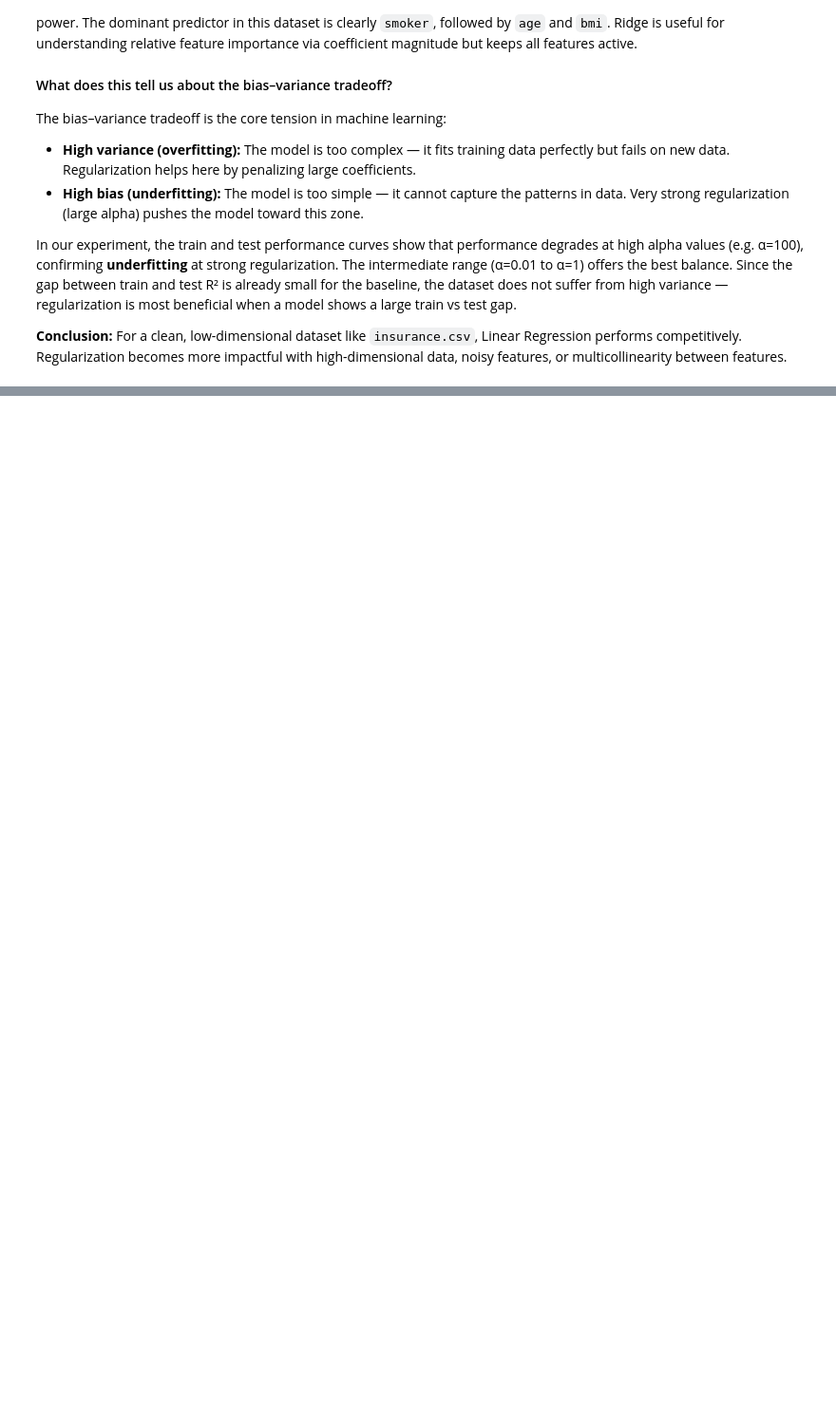
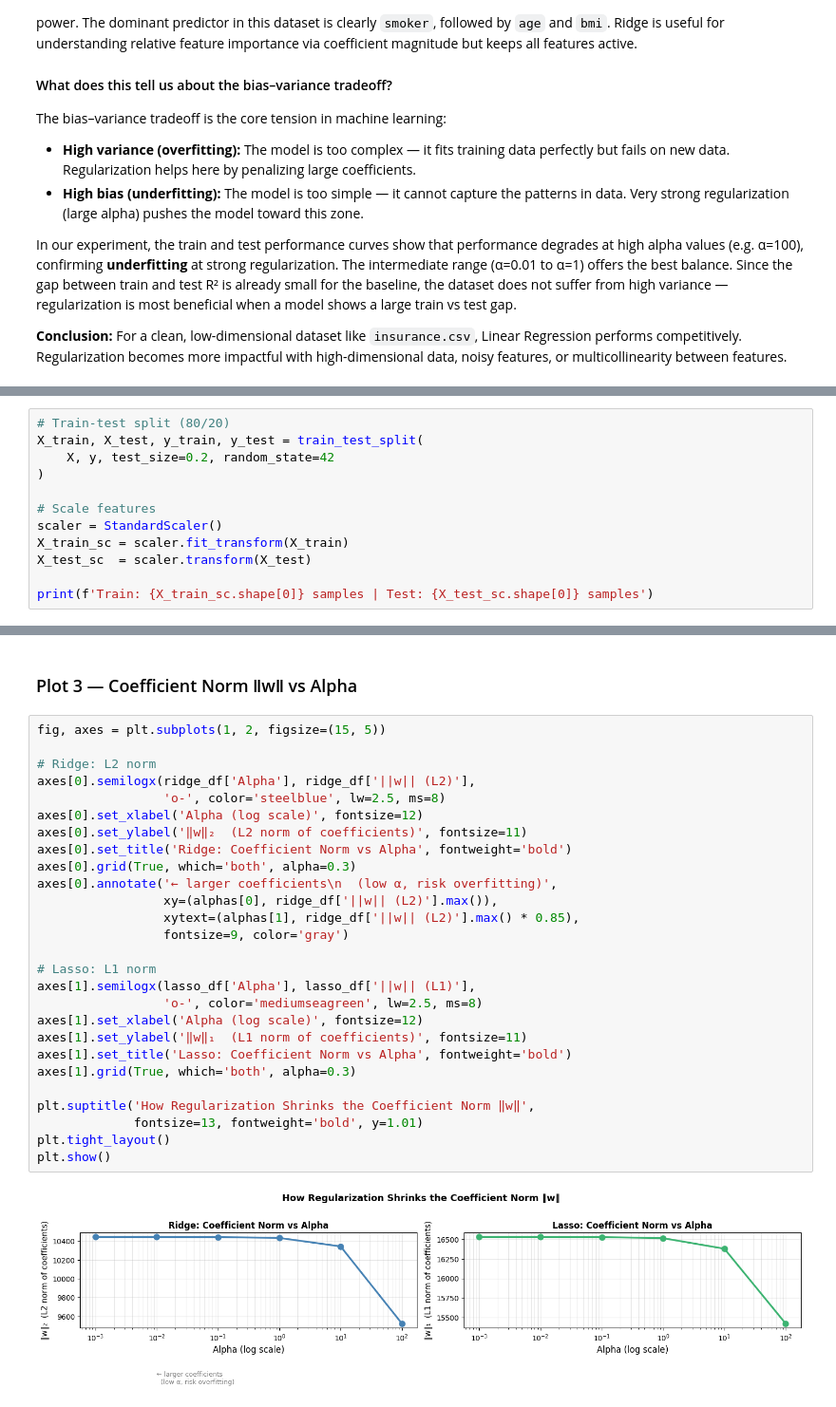
Before and after one commit to AmritaPudasaini/DCS404-Python-Programming-, a Jupyter notebook: week3lab.ipynb, the cells around one changed output, grey strips where cells are left out. Shown at 95% size. Saved outputs shown, nothing was run; the diff lists cells and outputs as text; blank space fills up the shorter version.

```diff
--- a/week3lab.ipynb
+++ b/week3lab.ipynb
@@ -516,0 +728,12 @@ In our experiment, the train and test performance curves show that performance d
+# %%
+# Train-test split (80/20)
+X_train, X_test, y_train, y_test = train_test_split(
+    X, y, test_size=0.2, random_state=42
+)
+
+# Scale features
+scaler = StandardScaler()
+X_train_sc = scaler.fit_transform(X_train)
+X_test_sc  = scaler.transform(X_test)
+
+print(f'Train: {X_train_sc.shape[0]} samples | Test: {X_test_sc.shape[0]} samples')
@@ -516,0 +930,31 @@ In our experiment, the train and test performance curves show that performance d
+# %% [markdown]
+### Plot 3 — Coefficient Norm ‖w‖ vs Alpha
+# %%
+fig, axes = plt.subplots(1, 2, figsize=(15, 5))
+
+# Ridge: L2 norm
+axes[0].semilogx(ridge_df['Alpha'], ridge_df['||w|| (L2)'],
+                 'o-', color='steelblue', lw=2.5, ms=8)
+axes[0].set_xlabel('Alpha (log scale)', fontsize=12)
+axes[0].set_ylabel('‖w‖₂  (L2 norm of coefficients)', fontsize=11)
+axes[0].set_title('Ridge: Coefficient Norm vs Alpha', fontweight='bold')
+axes[0].grid(True, which='both', alpha=0.3)
+axes[0].annotate('← larger coefficients\n  (low α, risk overfitting)',
+                 xy=(alphas[0], ridge_df['||w|| (L2)'].max()),
+                 xytext=(alphas[1], ridge_df['||w|| (L2)'].max() * 0.85),
+                 fontsize=9, color='gray')
+
+# Lasso: L1 norm
+axes[1].semilogx(lasso_df['Alpha'], lasso_df['||w|| (L1)'],
+                 'o-', color='mediumseagreen', lw=2.5, ms=8)
+axes[1].set_xlabel('Alpha (log scale)', fontsize=12)
+axes[1].set_ylabel('‖w‖₁  (L1 norm of coefficients)', fontsize=11)
+axes[1].set_title('Lasso: Coefficient Norm vs Alpha', fontweight='bold')
+axes[1].grid(True, which='both', alpha=0.3)
+
+plt.suptitle('How Regularization Shrinks the Coefficient Norm ‖w‖',
+             fontsize=13, fontweight='bold', y=1.01)
+plt.tight_layout()
+plt.show()
+# %% [output]
+[figure, added]
```
Also changed, not shown: parts of 51 cells of this notebook, 2 other files.
